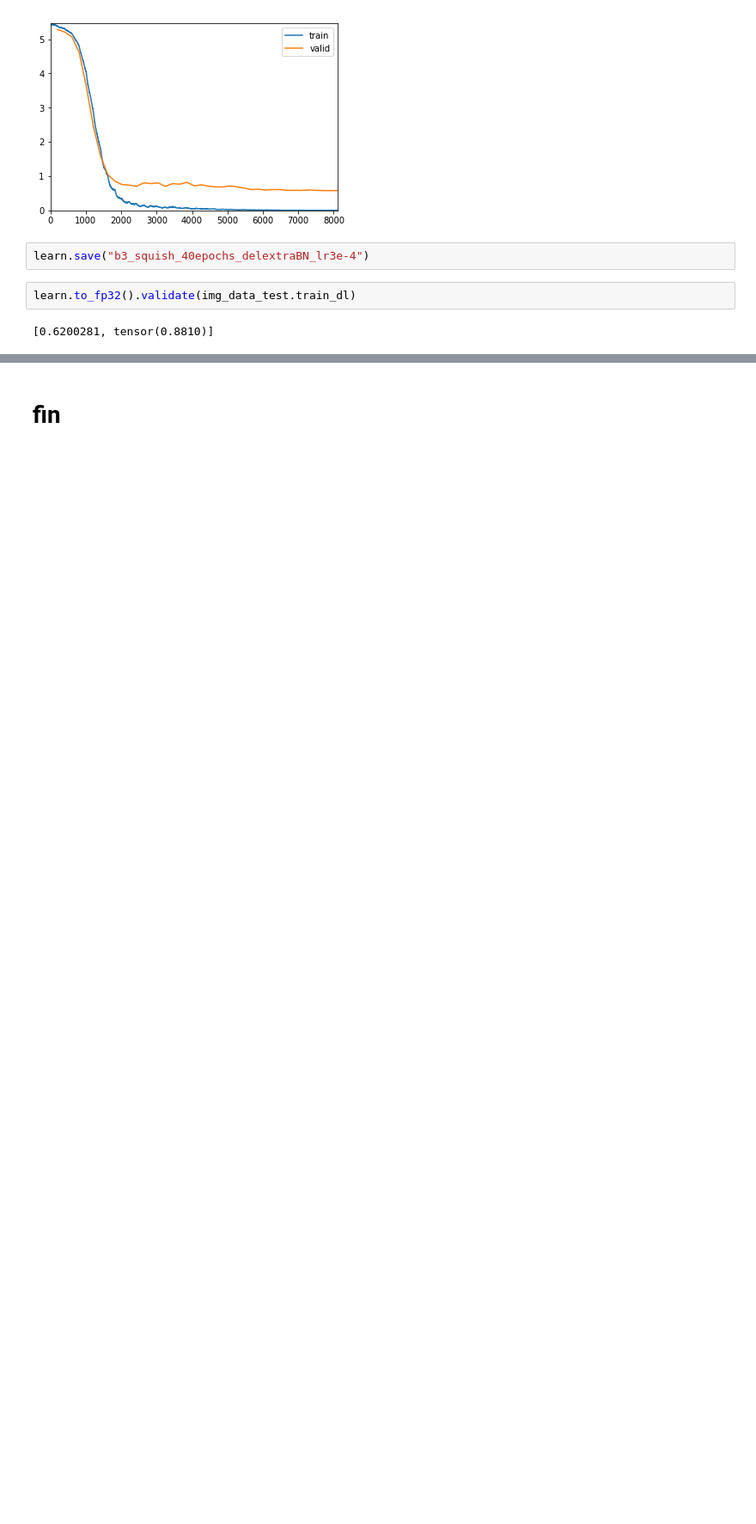
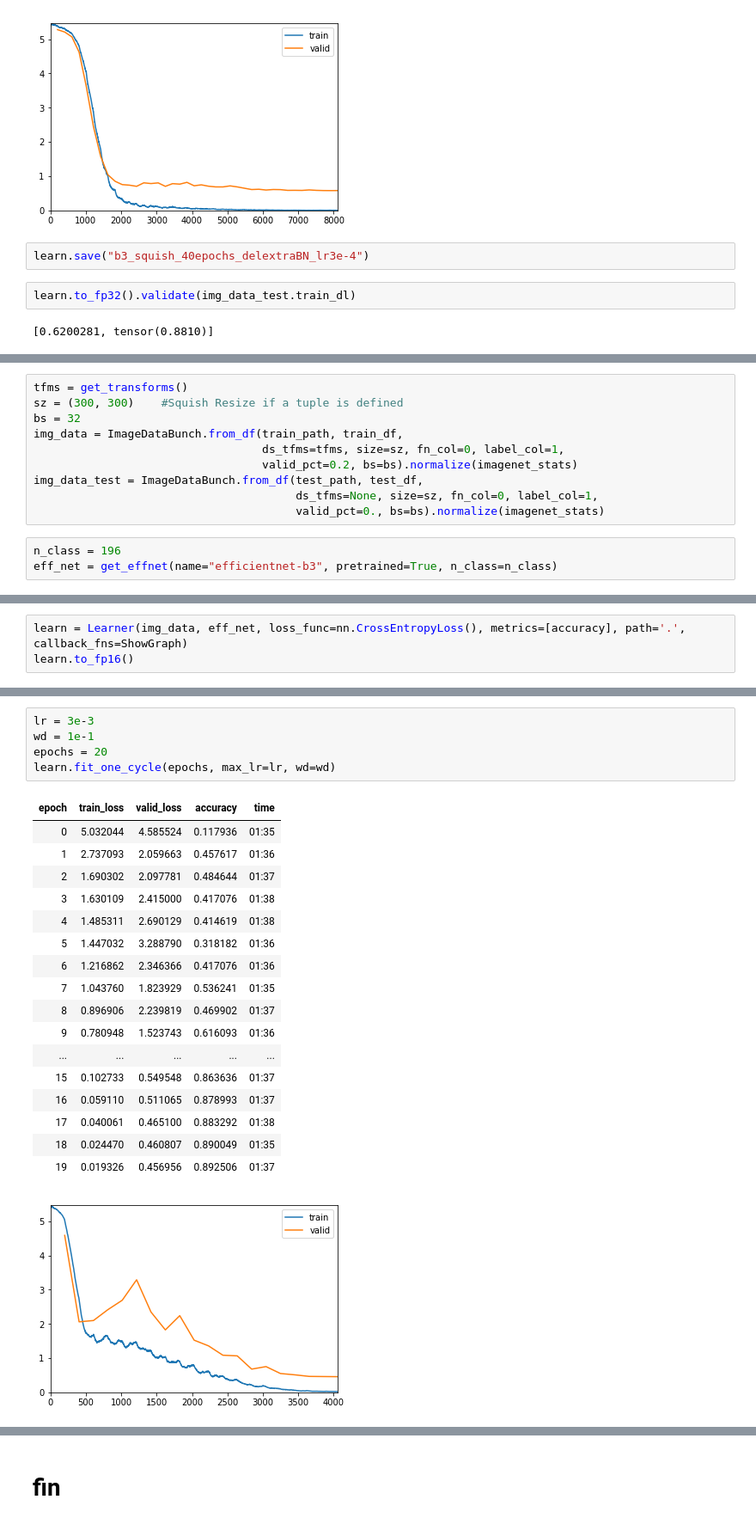
Before and after one commit to zerothphase/ai4sea_cv_challenge, a Jupyter notebook: Efficientnet_3.ipynb, the cells around one changed output, grey strips where cells are left out. Shown at 86% size. Drawn from its saved outputs; the diff is of its cells as text; blank space fills up the shorter version.

Commit message:
Checkpoint for effnet experiments

```diff
--- a/Efficientnet_3.ipynb
+++ b/Efficientnet_3.ipynb
@@ -836,0 +853,13 @@ learn.to_fp32().validate(img_data_test.train_dl)
+# %%
+tfms = get_transforms()
+sz = (300, 300)    #Squish Resize if a tuple is defined
+bs = 32
+img_data = ImageDataBunch.from_df(train_path, train_df,
+                                  ds_tfms=tfms, size=sz, fn_col=0, label_col=1,
+                                  valid_pct=0.2, bs=bs).normalize(imagenet_stats)
+img_data_test = ImageDataBunch.from_df(test_path, test_df,
+                                       ds_tfms=None, size=sz, fn_col=0, label_col=1,
+                                       valid_pct=0., bs=bs).normalize(imagenet_stats)
+# %%
+n_class = 196
+eff_net = get_effnet(name="efficientnet-b3", pretrained=True, n_class=n_class)
@@ -836,0 +878,3 @@ learn.to_fp32().validate(img_data_test.train_dl)
+# %%
+learn = Learner(img_data, eff_net, loss_func=nn.CrossEntropyLoss(), metrics=[accuracy], path='.', callback_fns=ShowGraph)
+learn.to_fp16()
@@ -836,0 +899,24 @@ learn.to_fp32().validate(img_data_test.train_dl)
+# %%
+lr = 3e-3
+wd = 1e-1
+epochs = 20
+learn.fit_one_cycle(epochs, max_lr=lr, wd=wd)
+# %% [output]
+| epoch | train_loss | valid_loss | accuracy | time |
+| 0 | 5.032044 | 4.585524 | 0.117936 | 01:35 |
+| 1 | 2.737093 | 2.059663 | 0.457617 | 01:36 |
+| 2 | 1.690302 | 2.097781 | 0.484644 | 01:37 |
+| 3 | 1.630109 | 2.415000 | 0.417076 | 01:38 |
+| 4 | 1.485311 | 2.690129 | 0.414619 | 01:38 |
+| 5 | 1.447032 | 3.288790 | 0.318182 | 01:36 |
+| 6 | 1.216862 | 2.346366 | 0.417076 | 01:36 |
+| 7 | 1.043760 | 1.823929 | 0.536241 | 01:35 |
+| 8 | 0.896906 | 2.239819 | 0.469902 | 01:37 |
+| 9 | 0.780948 | 1.523743 | 0.616093 | 01:36 |
+| ... | ... | ... | ... | ... |
+| 15 | 0.102733 | 0.549548 | 0.863636 | 01:37 |
+| 16 | 0.059110 | 0.511065 | 0.878993 | 01:37 |
+| 17 | 0.040061 | 0.465100 | 0.883292 | 01:38 |
+| 18 | 0.024470 | 0.460807 | 0.890049 | 01:35 |
+| 19 | 0.019326 | 0.456956 | 0.892506 | 01:37 |
+[figure, added]
```
Also changed, not shown: parts of 15 cells of this notebook, 1 other file.
